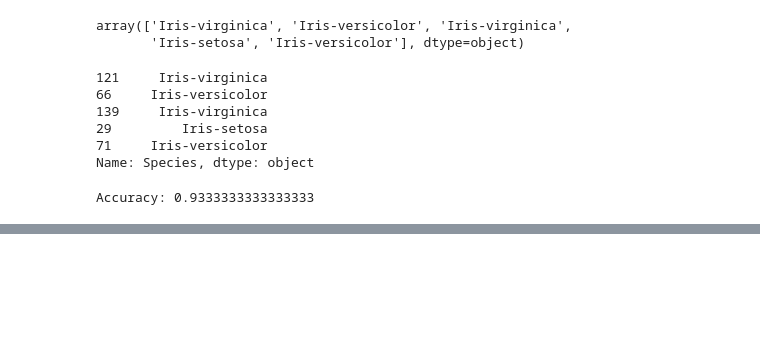
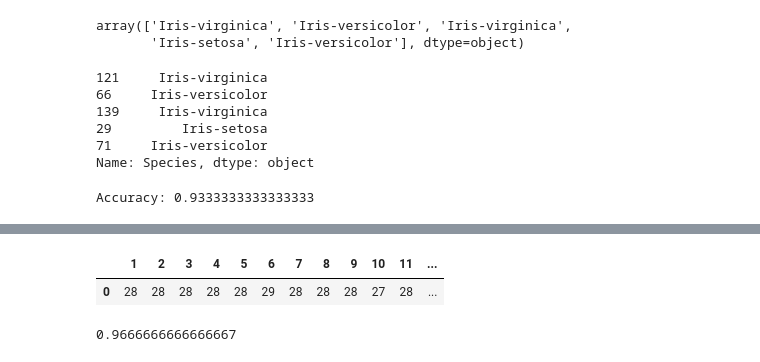
Before and after one commit to Bhanuka10/model-Training-Learning, a Jupyter notebook: K-nearest/Untitled.ipynb, the cells around one changed output, grey strips where cells are left out. Drawn from its saved outputs; the diff is of its cells as text; code cells hidden in the pictures; blank space fills up the shorter version.

Commit message:
find high accuracy k value

```diff
--- a/K-nearest/Untitled.ipynb
+++ b/K-nearest/Untitled.ipynb
@@ -173,0 +177,8 @@ Accuracy: 0.9333333333333333
+# %%
+correct_sum = []
+for k in range(1, 21):  # try K values from 1 to 20
+    model = KNeighborsClassifier(n_neighbors=k)
+    model.fit(x_train, y_train)
+    pred = model.predict(x_test)
+    correct = np.sum(pred == y_test)  # fixed here
+    correct_sum.append(correct)
@@ -173,0 +208,7 @@ Accuracy: 0.9333333333333333
+# %%
+result= pd.DataFrame(data=correct_sum)
+result.index= result.index+1
+result.T
+# %% [output]
+|  | 1 | 2 | 3 | 4 | 5 | 6 | 7 | 8 | 9 | 10 | 11 | ... |
+| 0 | 28 | 28 | 28 | 28 | 28 | 29 | 28 | 28 | 28 | 27 | 28 | ... |
@@ -173,0 +222,5 @@ Accuracy: 0.9333333333333333
+# %%
+accuracy = accuracy_score(y_test, y_pred)
+accuracy
+# %% [output]
+0.9666666666666667
```
Also changed, not shown: parts of 3 cells of this notebook.
